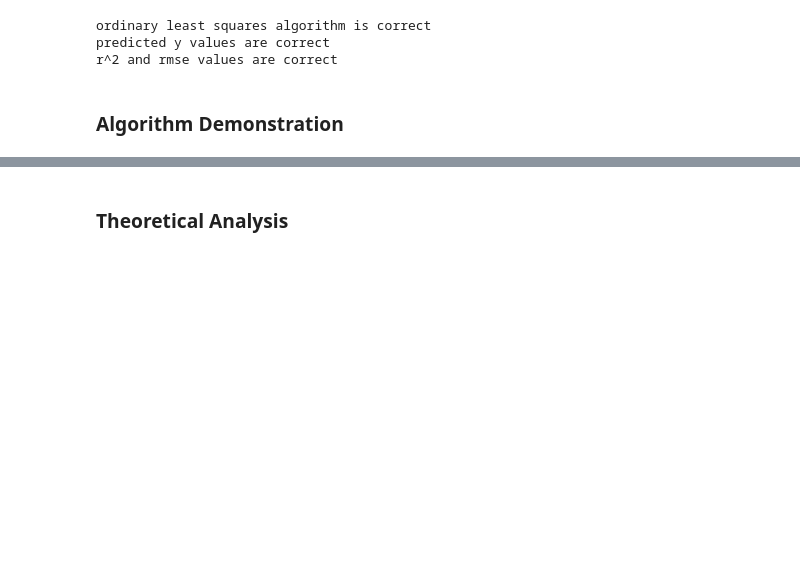
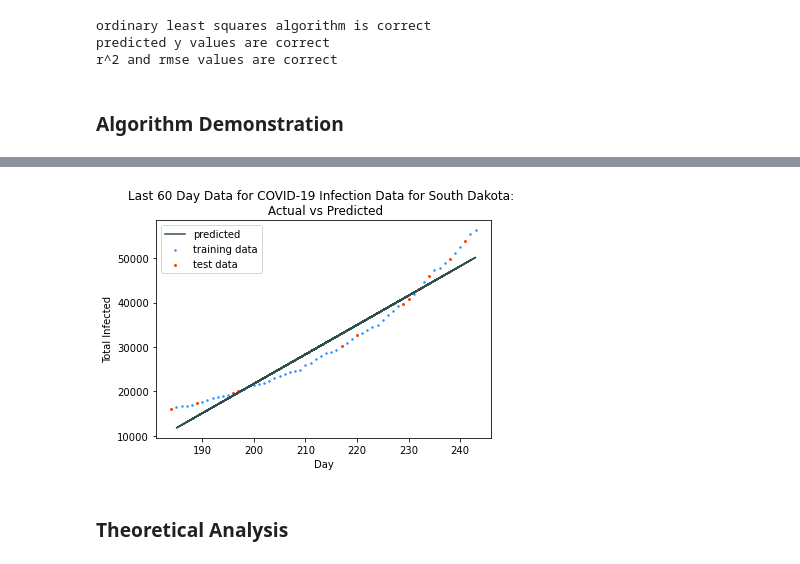
Before and after one commit to skasim/linear-regression, a Jupyter notebook: Kasim-ProjectFinal.ipynb, the cells around one changed output, grey strips where cells are left out. Saved outputs shown, nothing was run; the diff lists cells and outputs as text; code cells hidden in the pictures; blank space fills up the shorter version.

```diff
--- a/Kasim-ProjectFinal.ipynb
+++ b/Kasim-ProjectFinal.ipynb
@@ -249,0 +251,4 @@ draw_demo_covid_graph(plt,X_train, y_train, X_test, y_test, y_pred_train, 'COVID
+# %%
+sd_df = pd.read_csv('sd_covid_timeseries.csv').iloc[-60:]
+# sd_df.plot(x='day', y='total_infected', kind='scatter')
+X_train_nd, y_train_nd, X_test_nd, y_test_nd, y_pred_train_nd = algorithm_demo_with_covid_data(sd_df)
@@ -250,3 +261,7 @@ draw_demo_covid_graph(plt,X_train, y_train, X_test, y_test, y_pred_train, 'COVID
+# %%
+draw_demo_covid_graph(plt, X_train_nd, y_train_nd, X_test_nd, y_test_nd, y_pred_train_nd, 'Last 60 Day Data for COVID-19 Infection Data for South Dakota: \n Actual vs Predicted')
+# %% [output]
+[figure, added]
 # %% [markdown]
 ### Theoretical Analysis
 # %% [markdown]
```
Also changed, not shown: parts of 13 cells of this notebook, 2 other files.
